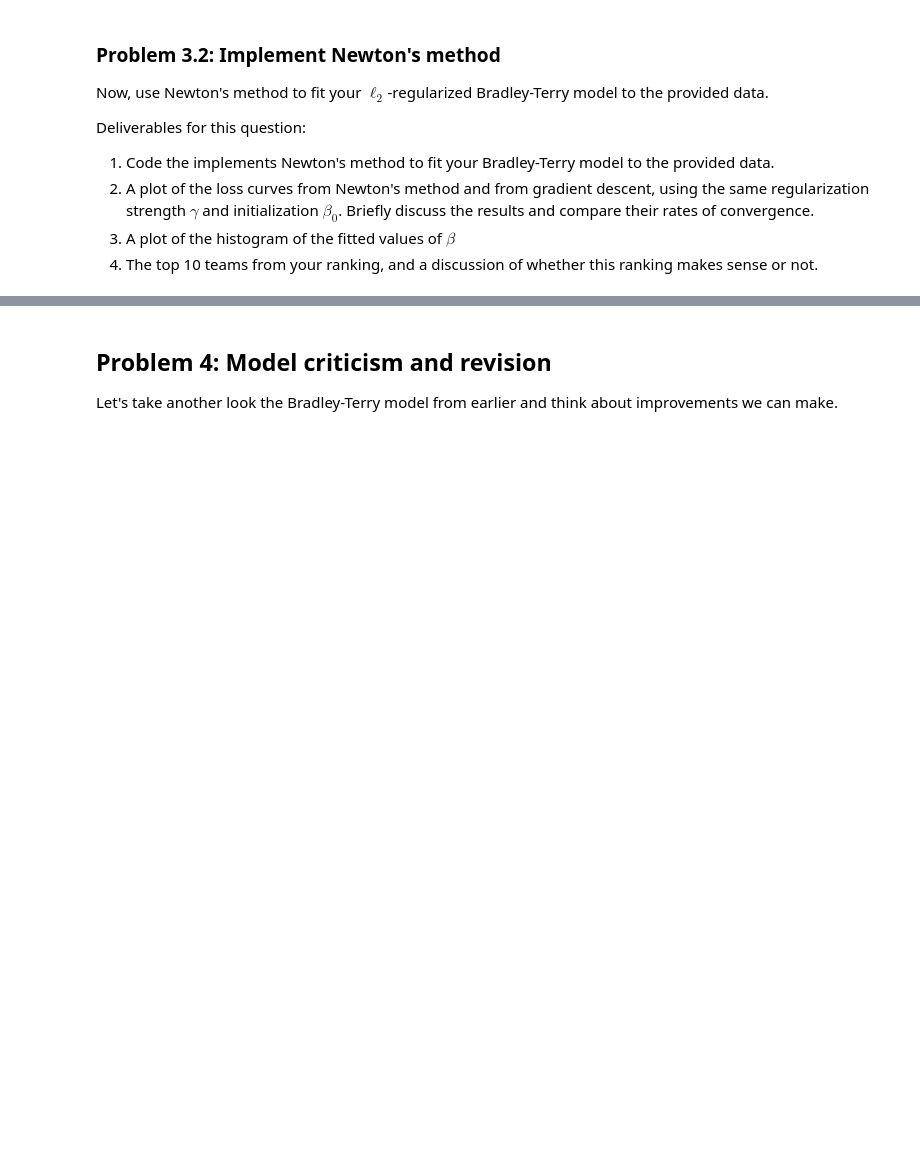
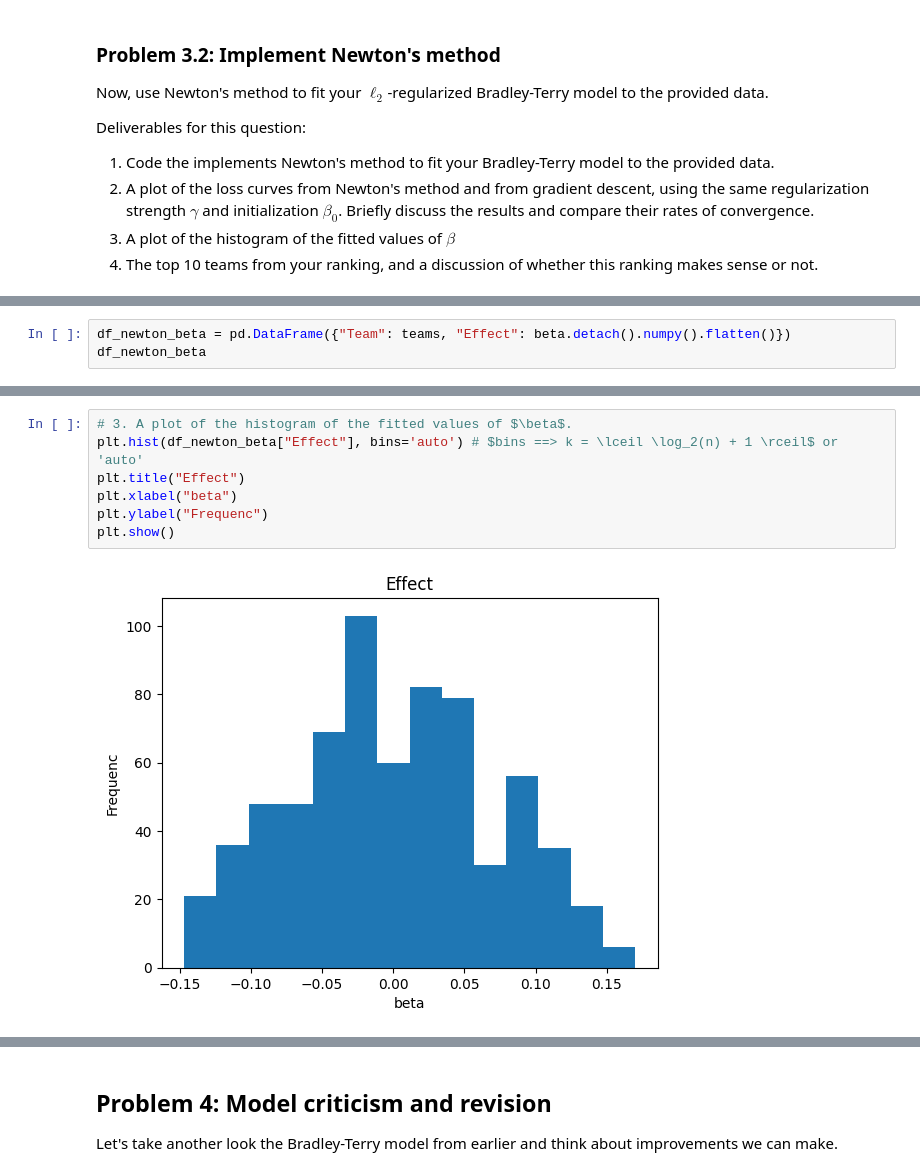
Before and after one commit to Zane-Liao/stats305b, a Jupyter notebook: hw1.ipynb, the cells around one changed output, grey strips where cells are left out. Drawn from its saved outputs; the diff is of its cells as text; blank space fills up the shorter version.

```diff
--- a/hw1.ipynb
+++ b/hw1.ipynb
@@ -130,0 +411,3 @@ Deliverables for this question:
+# %%
+df_newton_beta = pd.DataFrame({"Team": teams, "Effect": beta.detach().numpy().flatten()})
+df_newton_beta
@@ -130,0 +428,9 @@ Deliverables for this question:
+# %%
+# 3. A plot of the histogram of the fitted values of $\beta$.
+plt.hist(df_newton_beta["Effect"], bins='auto') # $bins ==> k = \lceil \log_2(n) + 1 \rceil$ or 'auto'
+plt.title("Effect")
+plt.xlabel("beta")
+plt.ylabel("Frequenc")
+plt.show()
+# %% [output]
+[figure, added]
```
Also changed, not shown: parts of 44 cells of this notebook.
